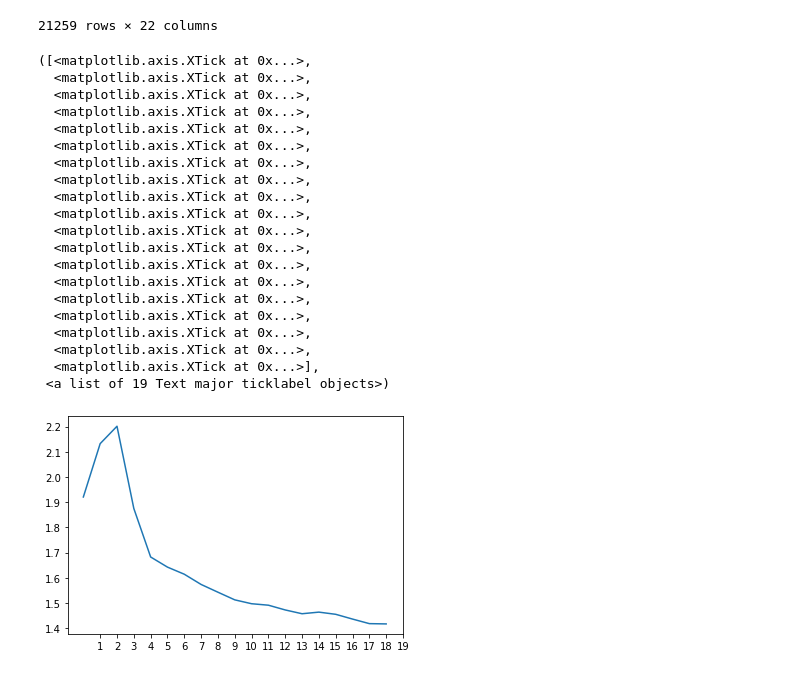
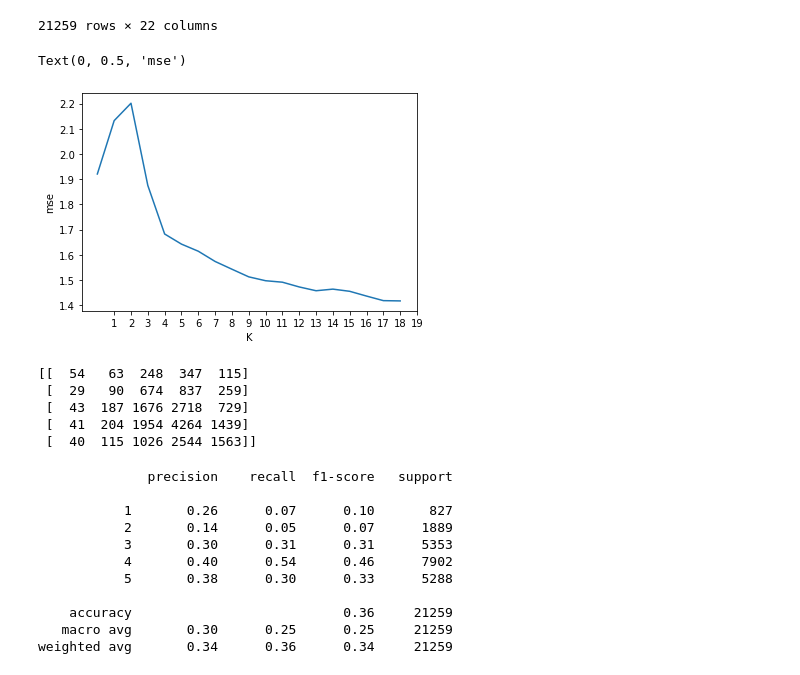
Before and after one commit to benhowell71/SDS-group-repo, a Jupyter notebook: final_project/analysis/MBStatFinalAnalysis.ipynb, the cells around one changed output. Drawn from its saved outputs; the diff is of its cells as text; code cells hidden in the pictures.

```diff
--- a/final_project/analysis/MBStatFinalAnalysis.ipynb
+++ b/final_project/analysis/MBStatFinalAnalysis.ipynb
@@ -139,25 +141,8 @@ for i in range(1,20):
 # %%
 plt.plot(errors)
 plt.xticks(range(1,20))
+plt.xlabel("K")
+plt.ylabel("mse")
 # %% [output]
-([<matplotlib.axis.XTick at 0x...>,
-  <matplotlib.axis.XTick at 0x...>,
-  <matplotlib.axis.XTick at 0x...>,
-  <matplotlib.axis.XTick at 0x...>,
-  <matplotlib.axis.XTick at 0x...>,
-  <matplotlib.axis.XTick at 0x...>,
-  <matplotlib.axis.XTick at 0x...>,
-  <matplotlib.axis.XTick at 0x...>,
-  <matplotlib.axis.XTick at 0x...>,
-  <matplotlib.axis.XTick at 0x...>,
-  <matplotlib.axis.XTick at 0x...>,
-  <matplotlib.axis.XTick at 0x...>,
-  <matplotlib.axis.XTick at 0x...>,
-  <matplotlib.axis.XTick at 0x...>,
-  <matplotlib.axis.XTick at 0x...>,
-  <matplotlib.axis.XTick at 0x...>,
-  <matplotlib.axis.XTick at 0x...>,
-  <matplotlib.axis.XTick at 0x...>,
-  <matplotlib.axis.XTick at 0x...>],
- <a list of 19 Text major ticklabel objects>)
+Text(0, 0.5, 'mse')
-[figure, old version]
+[figure, new version]
@@ -165,0 +149,24 @@ classifier = KNeighborsClassifier(n_neighbors= 13)
+# %%
+classifier = KNeighborsClassifier(n_neighbors= 13)
+classifier.fit(train_x, train_y.values.ravel())
+y_pred = classifier.predict(test_x)
+# %% [output]
+[[  54   63  248  347  115]
+ [  29   90  674  837  259]
+ [  43  187 1676 2718  729]
+ [  41  204 1954 4264 1439]
+ [  40  115 1026 2544 1563]]
+# %%
+print(classification_report(test_y, y_pred))
+# %% [output]
+              precision    recall  f1-score   support
+
+           1       0.26      0.07      0.10       827
+           2       0.14      0.05      0.07      1889
+           3       0.30      0.31      0.31      5353
+           4       0.40      0.54      0.46      7902
+           5       0.38      0.30      0.33      5288
+
+    accuracy                           0.36     21259
+   macro avg       0.30      0.25      0.25     21259
+weighted avg       0.34      0.36      0.34     21259
```
Also changed, not shown: parts of 3 cells of this notebook.
